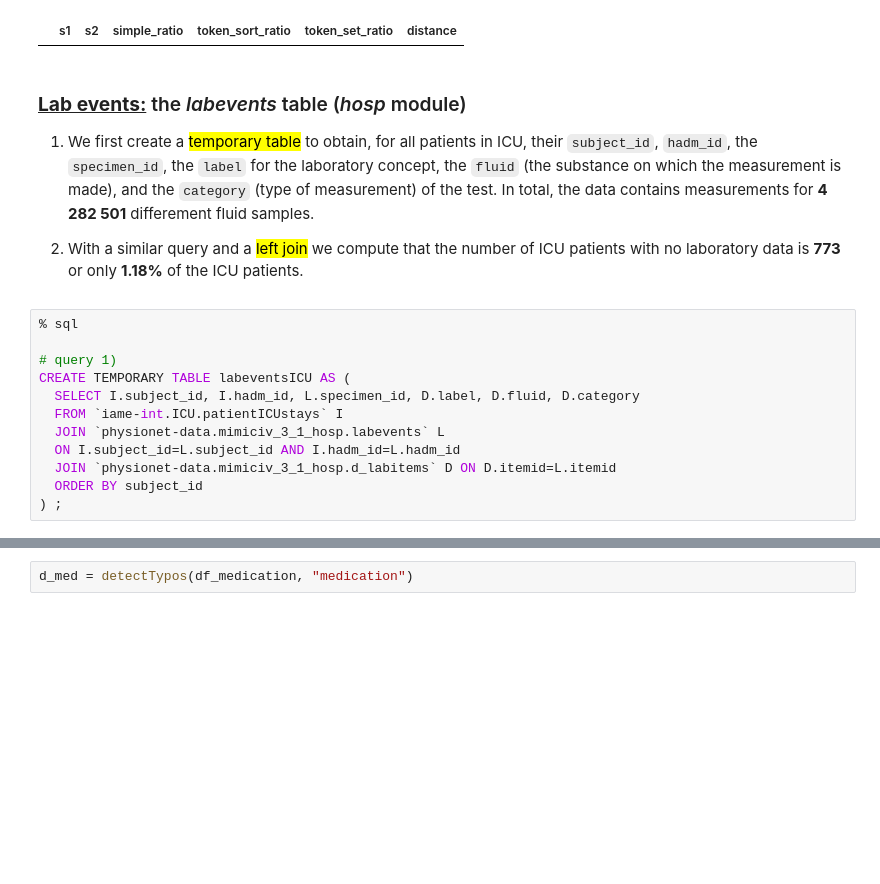
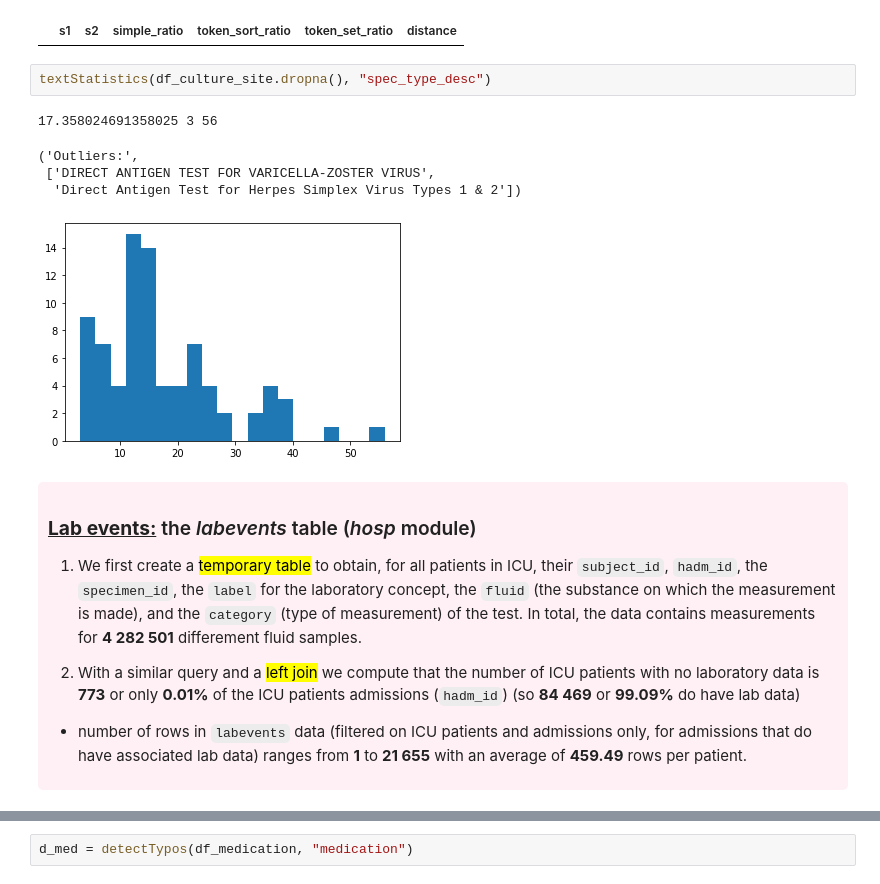
Before and after one commit to JoanneJegou/BachelorThesis, a Jupyter notebook: MIMIC-IV.ipynb, the cells around one changed output, grey strips where cells are left out. Saved outputs shown, nothing was run; the diff lists cells and outputs as text; blank space fills up the shorter version.

```diff
--- a/MIMIC-IV.ipynb
+++ b/MIMIC-IV.ipynb
@@ -892,21 +1085,22 @@ countExtraSpaces(df_culture_site, "spec_type_desc")
 detectTypos(df_culture_site, "spec_type_desc")
 # %% [output]
 |  | s1 | s2 | simple_ratio | token_sort_ratio | token_set_ratio | distance |
+# %%
+textStatistics(df_culture_site.dropna(), "spec_type_desc")
+# %% [output]
+17.358024691358025 3 56
+('Outliers:',
+ ['DIRECT ANTIGEN TEST FOR VARICELLA-ZOSTER VIRUS',
+  'Direct Antigen Test for Herpes Simplex Virus Types 1 & 2'])
+[figure, added]
 # %% [markdown]
+<div style="background-color: lavenderblush; padding: 10px; border-radius: 5px;">
+
 ### **<u>Lab events:</u>** the _labevents_ table  (_hosp_ module)
 
 1) We first create a <mark>temporary table</mark> to obtain, for all patients in ICU, their `subject_id`, `hadm_id`, the `specimen_id`, the `label` for the laboratory concept, the `fluid` (the substance on which the measurement is made), and the `category` (type of measurement) of the test. In total, the data contains measurements for **4 282 501** differement fluid samples.
 
-2) With a similar query and a <mark>left join</mark> we compute that the number of ICU patients with no laboratory data is **773** or only **1.18%** of the ICU patients.
+2) With a similar query and a <mark>left join</mark> we compute that the number of ICU patients with no laboratory data is **773** or only **0.01%** of the ICU patients admissions (`hadm_id`) (so **84 469** or **99.09%** do have lab data)
+
+- number of rows in `labevents` data (filtered on ICU patients and admissions only, for admissions that do have associated lab data) ranges from **1** to **21 655** with an average of **459.49** rows per patient.
+</div>
-# %%
-% sql
-
-# query 1)
-CREATE TEMPORARY TABLE labeventsICU AS (
-  SELECT I.subject_id, I.hadm_id, L.specimen_id, D.label, D.fluid, D.category
-  FROM `iame-int.ICU.patientICUstays` I
-  JOIN `physionet-data.mimiciv_3_1_hosp.labevents` L
-  ON I.subject_id=L.subject_id AND I.hadm_id=L.hadm_id
-  JOIN `physionet-data.mimiciv_3_1_hosp.d_labitems` D ON D.itemid=L.itemid
-  ORDER BY subject_id
-) ;
```
Also changed, not shown: parts of 203 cells of this notebook, 2 other files.
